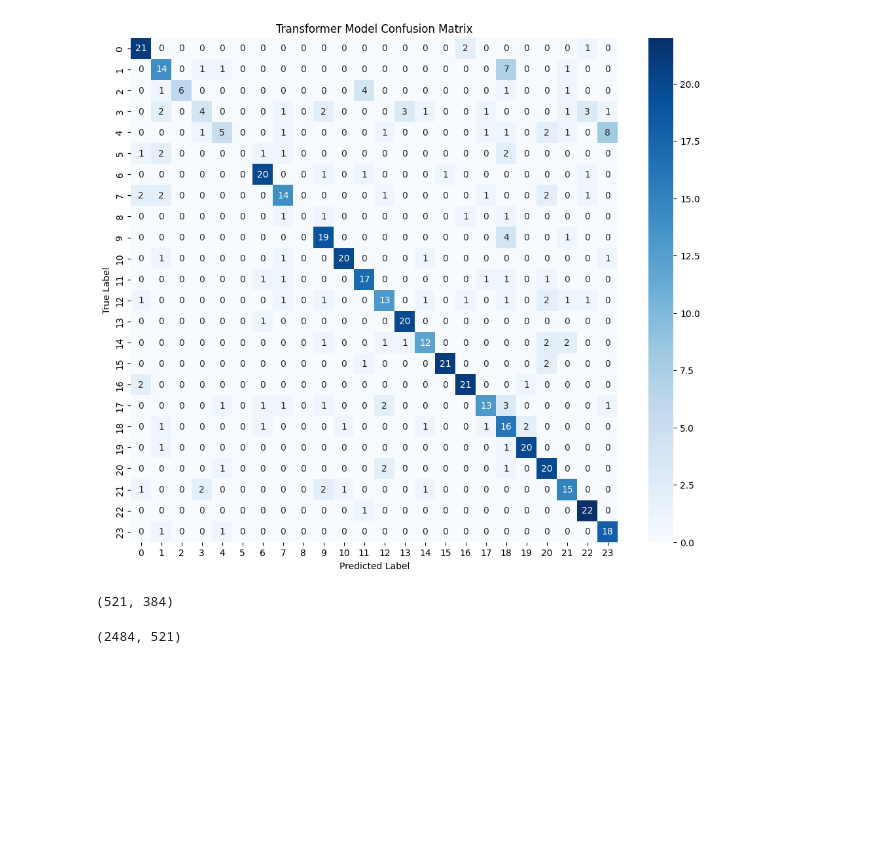
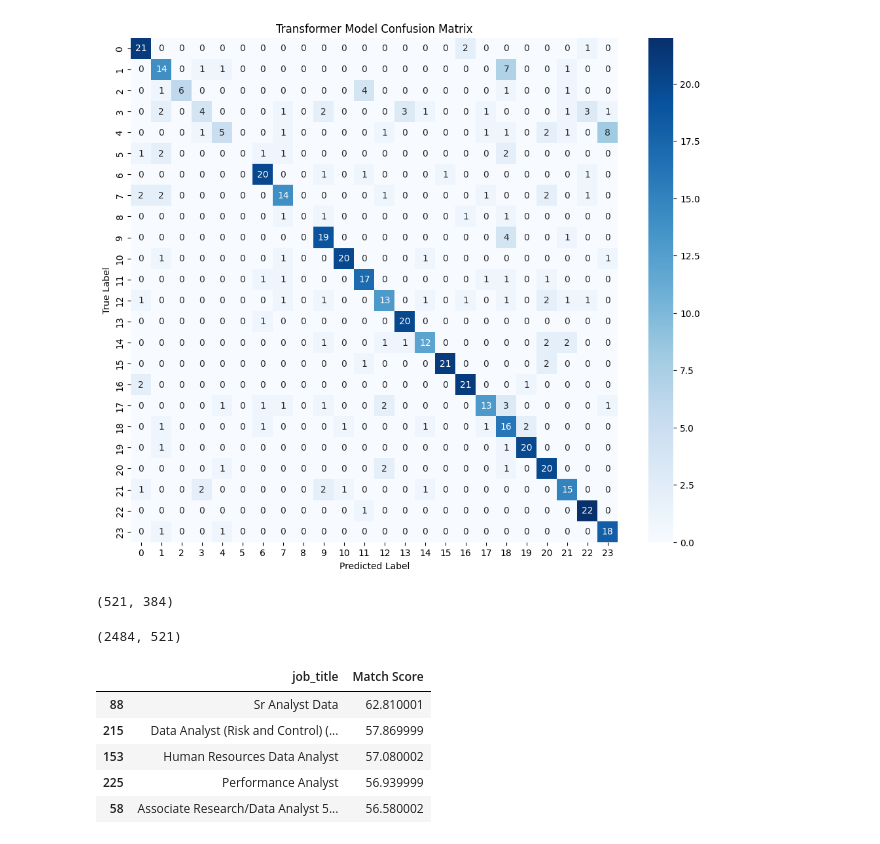
Before and after one commit to Savindi2002/CV-Analyzer-Job-Matching, a Jupyter notebook: CV_Analyzer.ipynb, the cells around one changed output. Cells and saved outputs as stored; diff of their text form; code cells hidden in the pictures; blank space fills up the shorter version.

```diff
--- a/CV_Analyzer.ipynb
+++ b/CV_Analyzer.ipynb
@@ -842,3 +842,27 @@ cv_job_similarity = cosine_similarity(
 print(cv_job_similarity.shape)
 # %% [output]
 (2484, 521)
+# %%
+resume_index = 0
+
+scores = cv_job_similarity[resume_index]
+
+top_indices = scores.argsort()[-5:][::-1]
+
+matching_jobs = job_df.iloc[
+    top_indices
+][['job_title']].copy()
+
+matching_jobs['Match Score'] = [
+    round(scores[i] * 100, 2)
+    for i in top_indices
+]
+
+matching_jobs
+# %% [output]
+|  | job_title | Match Score |
+| 88 | Sr Analyst Data | 62.810001 |
+| 215 | Data Analyst (Risk and Control) (... | 57.869999 |
+| 153 | Human Resources Data Analyst | 57.080002 |
+| 225 | Performance Analyst | 56.939999 |
+| 58 | Associate Research/Data Analyst 5... | 56.580002 |
```
Also changed, not shown: parts of 1 cell of this notebook.
